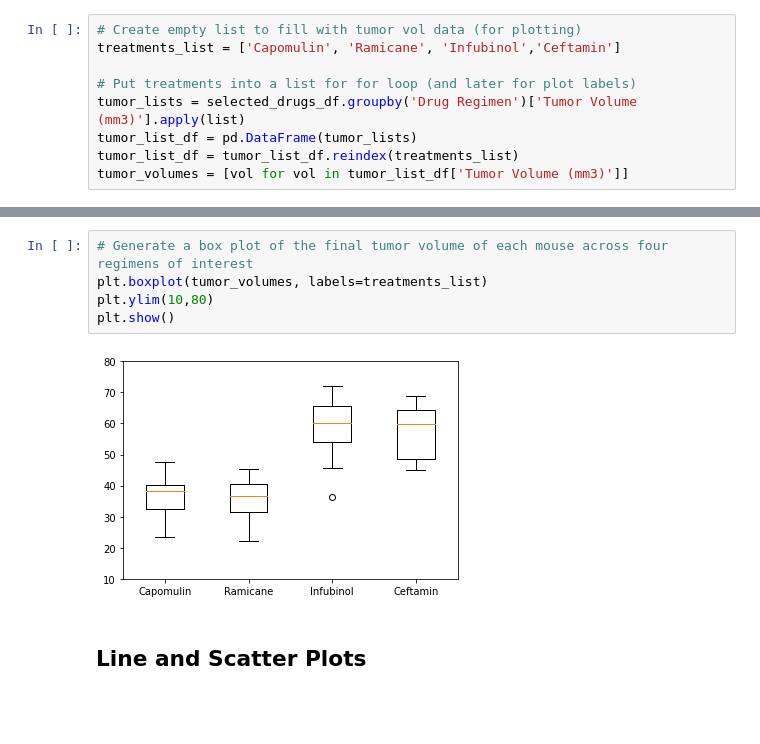
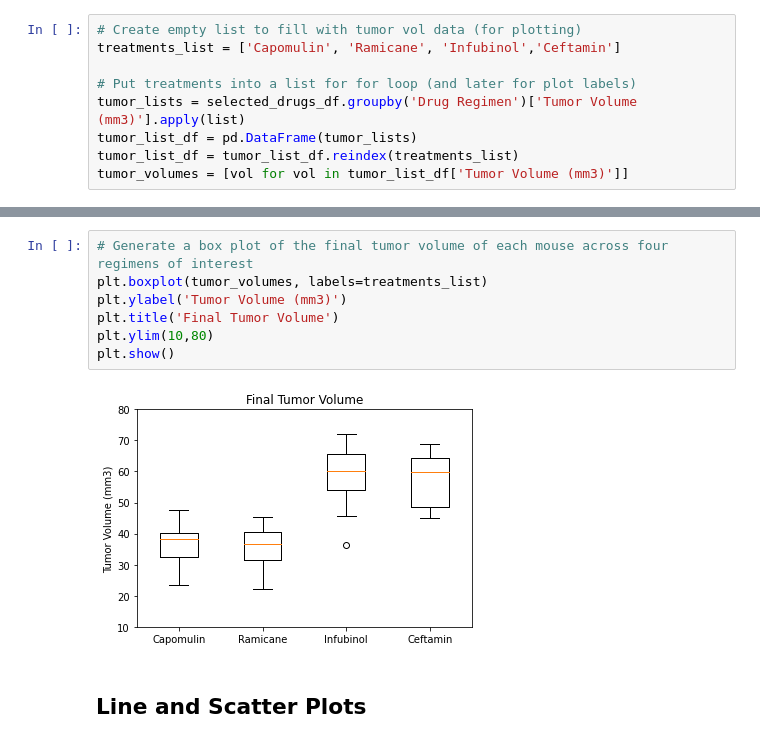
Before and after one commit to NathanJPotter/Matplotlib-challenge-np, a Jupyter notebook: Pymaceuticals/pymaceuticals_starter.ipynb, the cells around one changed output, grey strips where cells are left out. Saved outputs shown, nothing was run; the diff lists cells and outputs as text; blank space fills up the shorter version.

```diff
--- a/Pymaceuticals/pymaceuticals_starter.ipynb
+++ b/Pymaceuticals/pymaceuticals_starter.ipynb
@@ -562,10 +560,12 @@ Series([], Name: Mouse ID, dtype: object)
 # %%
 # Generate a box plot of the final tumor volume of each mouse across four regimens of interest
 plt.boxplot(tumor_volumes, labels=treatments_list)
+plt.ylabel('Tumor Volume (mm3)')
+plt.title('Final Tumor Volume')
 plt.ylim(10,80)
 plt.show()
 # %% [output]
-[figure, old version]
+[figure, new version]
 # %% [markdown]
 ## Line and Scatter Plots
 # %%
```
Also changed, not shown: parts of 7 cells of this notebook.
